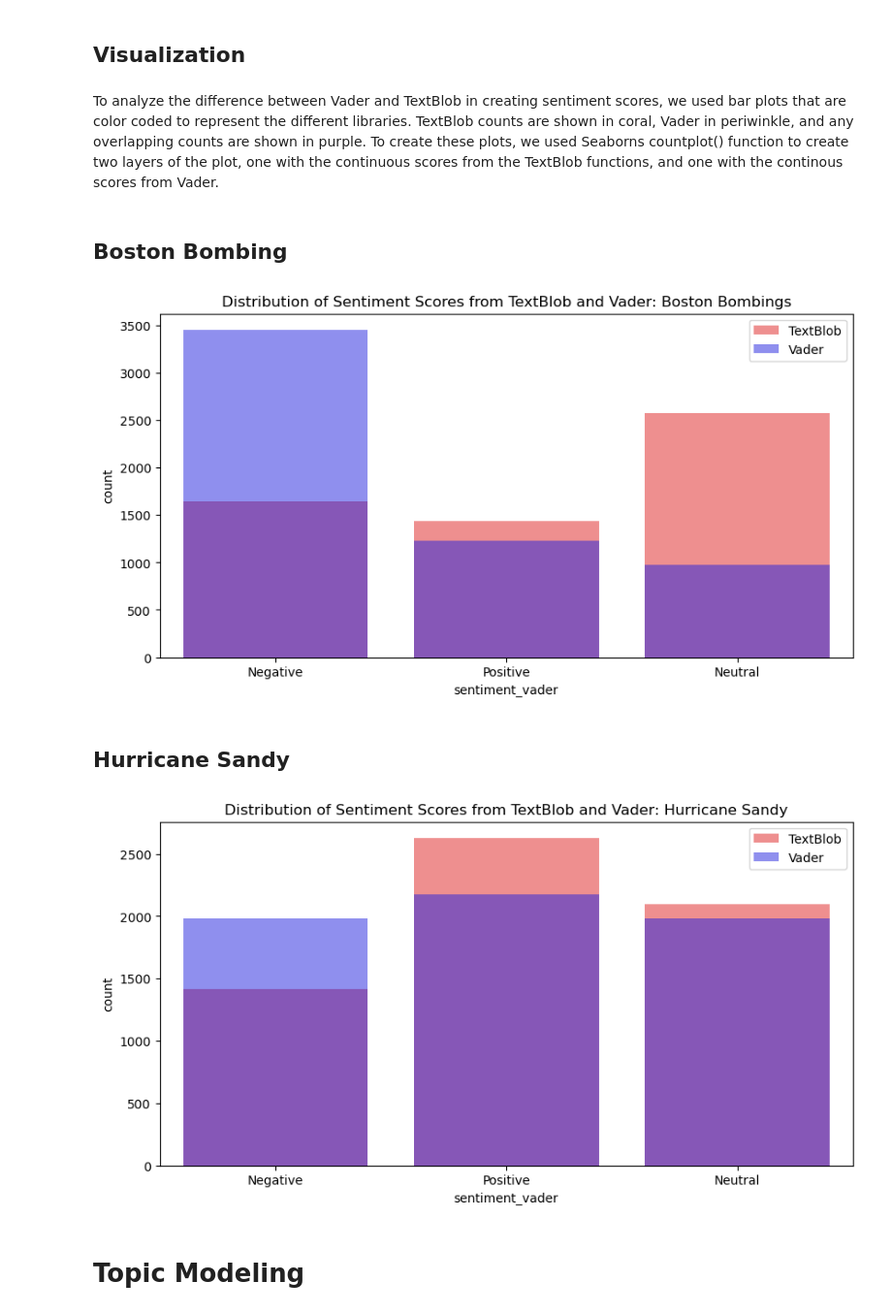
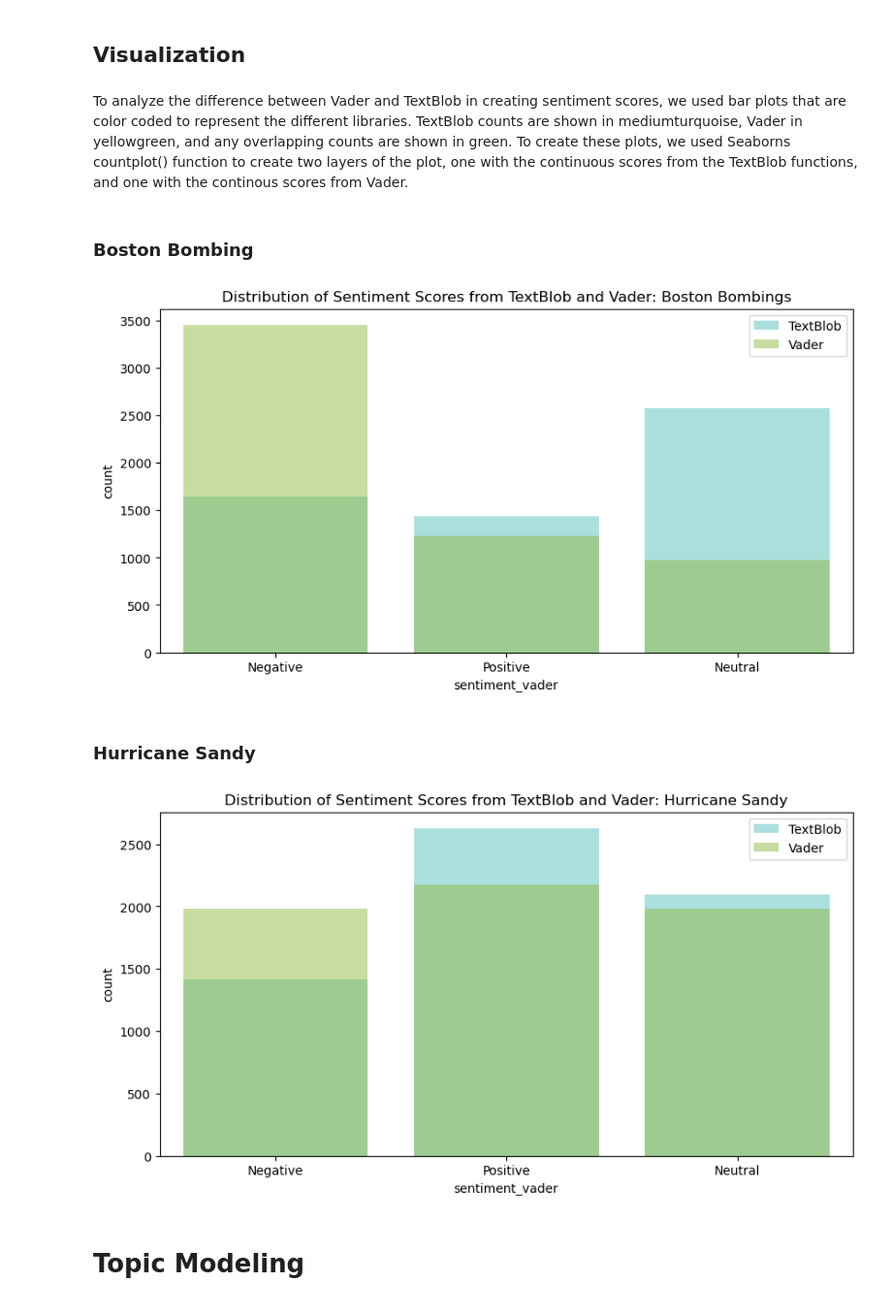
Before and after one commit to finnleyo/final-project-team-teal, a Jupyter notebook: final_project.ipynb, the cells around one changed output. Shown at 97% size. Cells and saved outputs as stored; diff of their text form; code cells hidden in the pictures.

```diff
--- a/final_project.ipynb
+++ b/final_project.ipynb
@@ -255,29 +253,29 @@ sandy[["clean_text", "sentiment_textblob", "sent_textblob_cont", "sentiment_vade
 # %% [markdown]
 ## Visualization
 # %% [markdown]
-To analyze the difference between Vader and TextBlob in creating sentiment scores, we used bar plots that are color coded to represent the different libraries. TextBlob counts are shown in coral, Vader in periwinkle, and any overlapping counts are shown in purple. To create these plots, we used Seaborns countplot() function to create two layers of the plot, one with the continuous scores from the TextBlob functions, and one with the continous scores from Vader.
+To analyze the difference between Vader and TextBlob in creating sentiment scores, we used bar plots that are color coded to represent the different libraries. TextBlob counts are shown in mediumturquoise, Vader in yellowgreen, and any overlapping counts are shown in green. To create these plots, we used Seaborns countplot() function to create two layers of the plot, one with the continuous scores from the TextBlob functions, and one with the continous scores from Vader.
 # %% [markdown]
-## Boston Bombing
+### Boston Bombing
 # %%
 plt.figure(figsize=(10, 5))
-sns.countplot(x="sentiment_textblob", data= bomb , label="TextBlob", color='r', alpha=0.5)
-sns.countplot(x="sentiment_vader", data= bomb , label="Vader", color='b', alpha=0.5)
+sns.countplot(x="sentiment_textblob", data= bomb , label="TextBlob", color='mediumturquoise', alpha=0.5)
+sns.countplot(x="sentiment_vader", data= bomb , label="Vader", color='yellowgreen', alpha=0.5)
 plt.legend()
 plt.title('Distribution of Sentiment Scores from TextBlob and Vader: Boston Bombings')
 plt.show()
 # %% [output]
-[figure, old version]
+[figure, new version]
 # %% [markdown]
-## Hurricane Sandy
+### Hurricane Sandy
 # %%
 plt.figure(figsize=(10, 5))
-sns.countplot(x="sentiment_textblob", data=sandy, label="TextBlob", color='r', alpha=0.5)
-sns.countplot(x="sentiment_vader", data=sandy , label="Vader", color='b', alpha=0.5)
+sns.countplot(x="sentiment_textblob", data=sandy, label="TextBlob", color='mediumturquoise', alpha=0.5)
+sns.countplot(x="sentiment_vader", data=sandy , label="Vader", color='yellowgreen', alpha=0.5)
 plt.legend()
 plt.title('Distribution of Sentiment Scores from TextBlob and Vader: Hurricane Sandy')
 plt.show()
 # %% [output]
-[figure, old version]
+[figure, new version]
 # %% [markdown]
 # Topic Modeling
 # %% [markdown]
```
Also changed, not shown: parts of 21 cells of this notebook.
